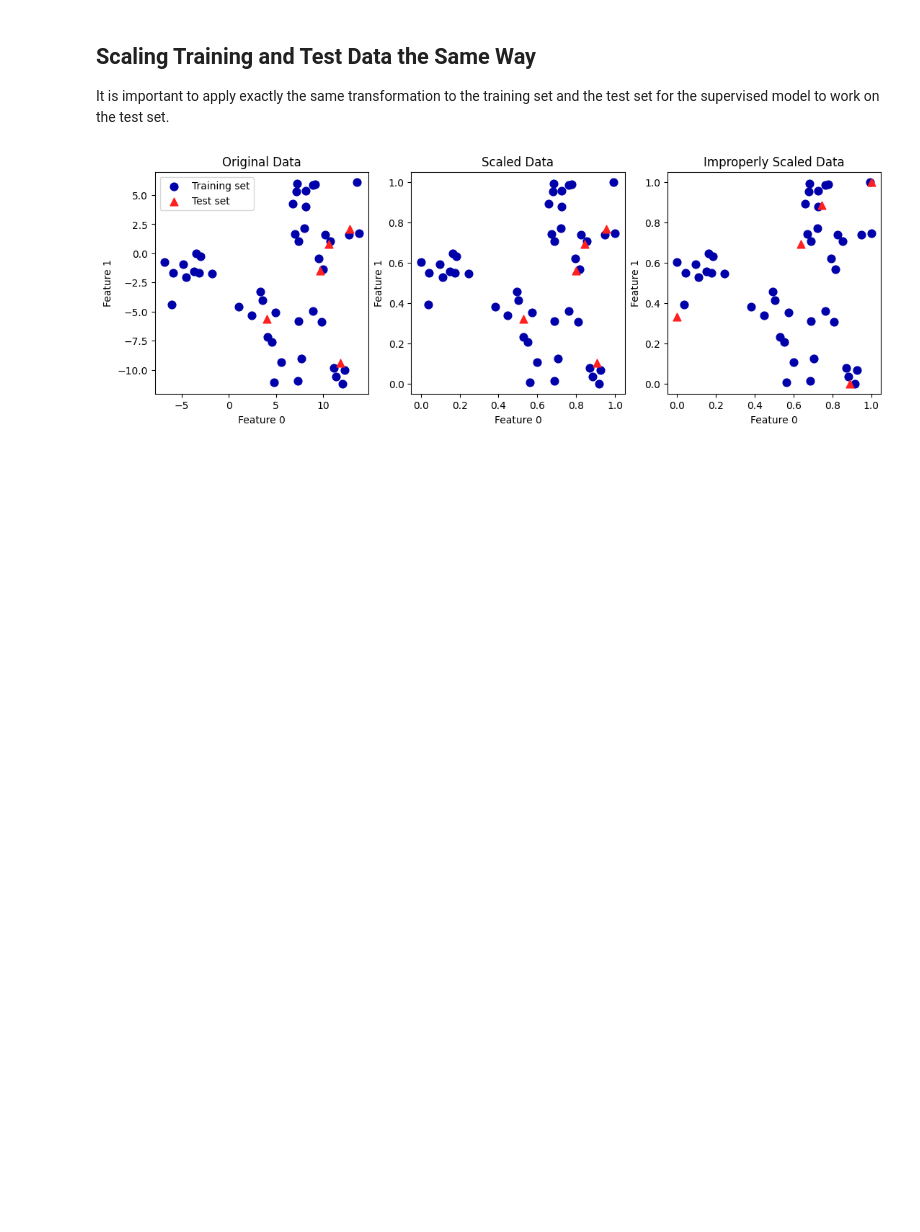
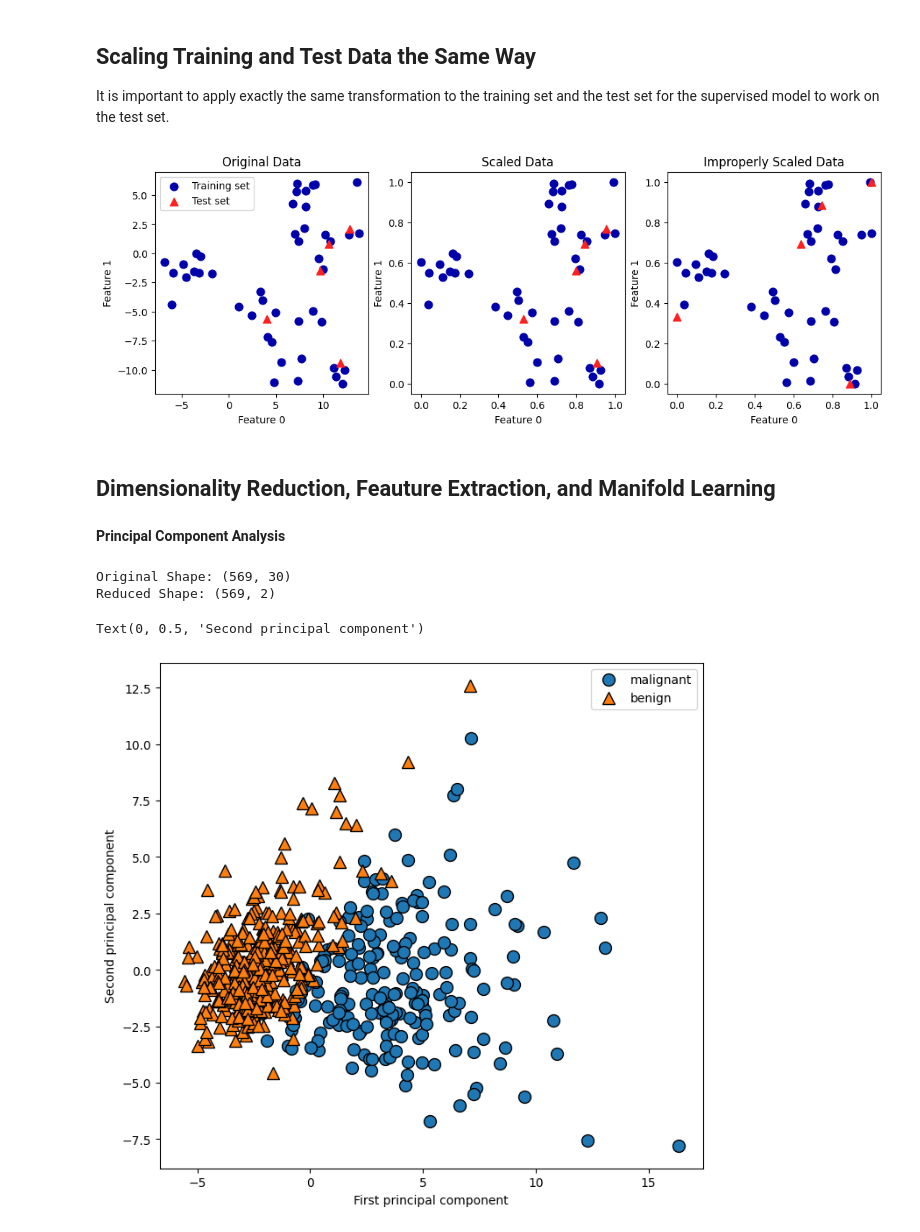
Before and after one commit to l-vice/Python, a Jupyter notebook: Introduction to Machine Learning with Python/03 - Unsupervised Learning and Preprocessing/02pr_unsup_walk.ipynb, the cells around one changed output. Drawn from its saved outputs; the diff is of its cells as text; code cells hidden in the pictures; blank space fills up the shorter version.

```diff
--- a/Introduction to Machine Learning with Python/03 - Unsupervised Learning and Preprocessing/02pr_unsup_walk.ipynb
+++ b/Introduction to Machine Learning with Python/03 - Unsupervised Learning and Preprocessing/02pr_unsup_walk.ipynb
@@ -159,3 +159,45 @@ for ax in axes:
 # %%
 # PLACEHOLDER
 # TBC
+# %% [markdown]
+## Dimensionality Reduction, Feauture Extraction, and Manifold Learning
+# %% [markdown]
+**Principal Component Analysis**
+# %%
+from sklearn.datasets import load_breast_cancer
+from sklearn.preprocessing import StandardScaler
+bsc = load_breast_cancer()
+
+X = bsc.data
+y = bsc.target
+
+scaler = StandardScaler()
+scaler.fit(X)
+
+X_scaled = scaler.transform(X)
+# %%
+from sklearn.decomposition import PCA
+
+# keep the first two principal components
+pca = PCA(n_components=2)
+# fit PCA model on the scaled dataset
+pca.fit(X_scaled)
+# transform data onto the first two principal componenets
+X_pca = pca.transform(X_scaled)
+
+print("Original shape: {}".format(str(X_scaled.shape)))
+print("Reduced shape: {}".format(str(X_pca.shape)))
+# %% [output]
+Original Shape: (569, 30)
+Reduced Shape: (569, 2)
+# %%
+# plot frst vs. second principal component colored by class
+plt.figure(figsize=(8, 8))
+mglearn.discrete_scatter(X_pca[:, 0], X_pca[:, 1], y)
+plt.legend(bsc.target_names, loc="best")
+plt.gca().set_aspect("equal")
+plt.xlabel("First principal component")
+plt.ylabel("Second principal component")
+# %% [output]
+Text(0, 0.5, 'Second principal component')
+[figure, added]
```
Also changed, not shown: parts of 21 cells of this notebook.
